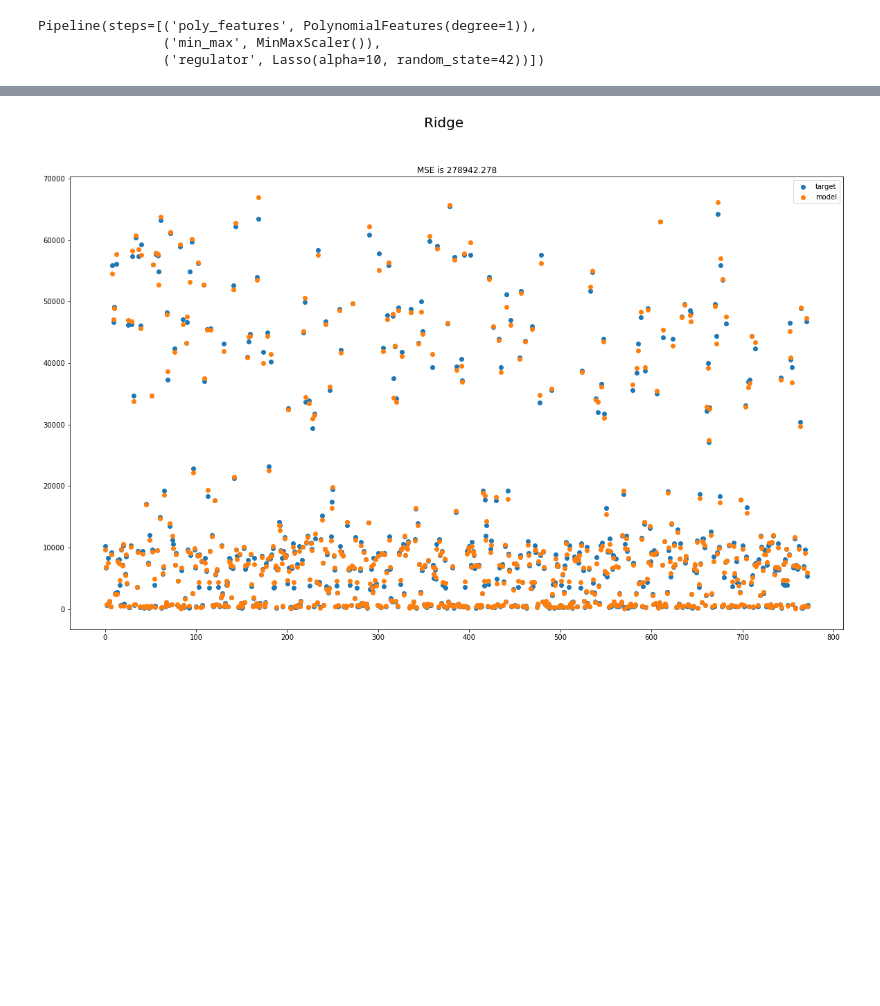
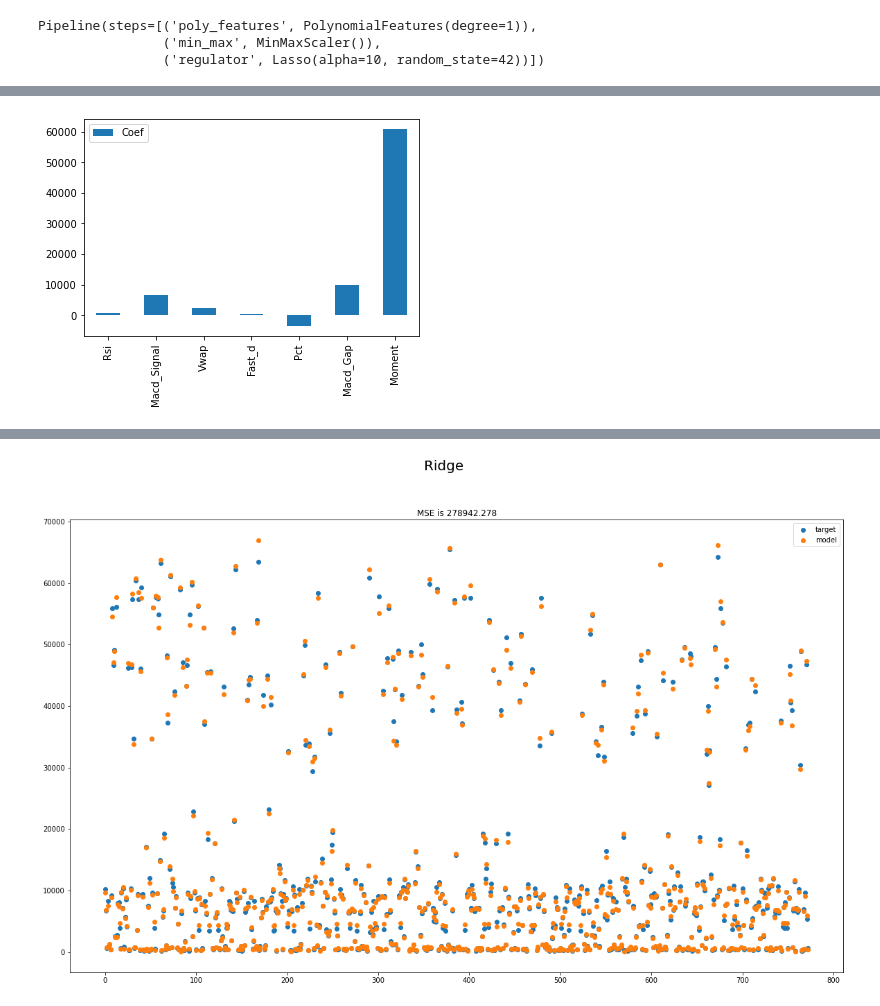
Before and after one commit to Think-JIn99/All-about-Market, a Jupyter notebook: trading/Jeong/machine_trade/EDA/btc/eda_btc_1d.ipynb, the cells around one changed output, grey strips where cells are left out. Saved outputs shown, nothing was run; the diff lists cells and outputs as text; code cells hidden in the pictures; blank space fills up the shorter version.

```diff
--- a/trading/Jeong/machine_trade/EDA/btc/eda_btc_1d.ipynb
+++ b/trading/Jeong/machine_trade/EDA/btc/eda_btc_1d.ipynb
@@ -448,3 +455,7 @@ array([    0.        ,    -0.        ,   222.96205598,  5228.90198901,
+# %%
+plot_coef(ridge_model['regulator'].coef_, train_X.columns)
+# %% [output]
+[figure, added]
 # %%
 ridge_model['regulator'].coef_
 # %% [output]
```
Also changed, not shown: parts of 9 cells of this notebook.
